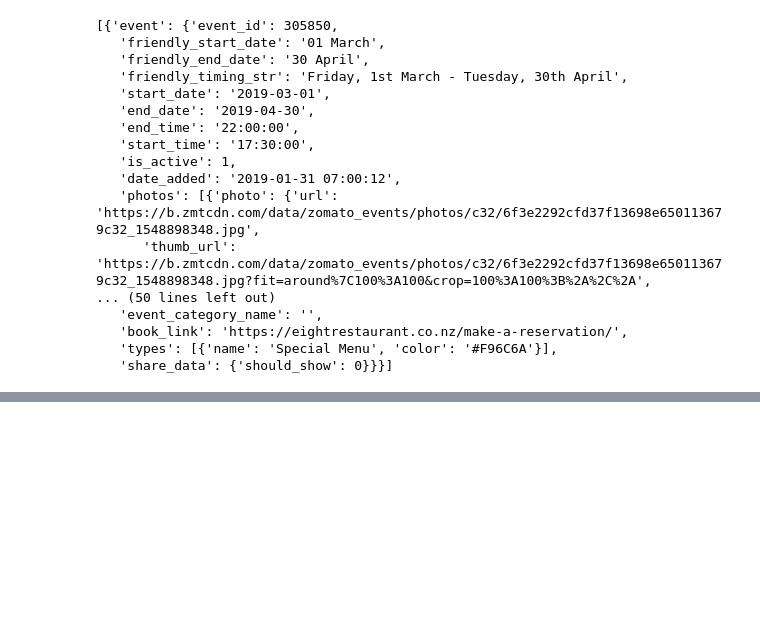
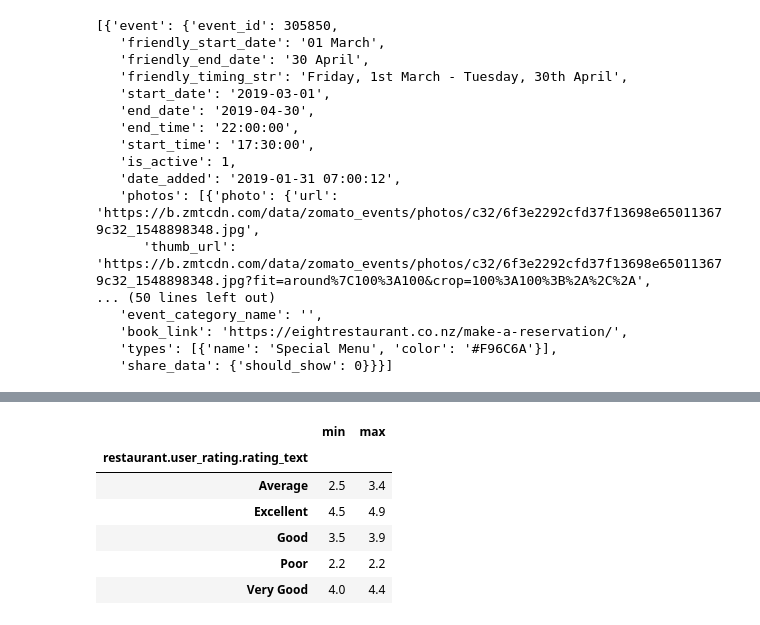
Before and after one commit to nestlecafe3in1/GovTech-Application, a Jupyter notebook: Application.ipynb, the cells around one changed output, grey strips where cells are left out. Cells and saved outputs as stored; diff of their text form; code cells hidden in the pictures; blank space fills up the shorter version.

```diff
--- a/Application.ipynb
+++ b/Application.ipynb
@@ -264,0 +348,7 @@ final_events_df.to_csv(input(), index=False)
+# %%
+"""
+Filter for the specified rating texts only
+"""
+
+specified_texts = ['Excellent', 'Very Good', 'Good', 'Average', 'Poor']
+filtered_rating_df = main_restaurant_df[main_restaurant_df['restaurant.user_rating.rating_text'].isin(specified_texts)]
@@ -264,0 +362,6 @@ final_events_df.to_csv(input(), index=False)
+# %%
+"""
+Changing the aggregate rating column to float data type
+"""
+
+filtered_rating_df['restaurant.user_rating.aggregate_rating'] = filtered_rating_df['restaurant.user_rating.aggregate_rating'].astype("float64")
@@ -264,0 +374,18 @@ final_events_df.to_csv(input(), index=False)
+# %%
+"""
+Analyze the distribution of aggregate ratings for each rating text
+"""
+
+aggregate = [ 'min', 'max']
+
+rating_statistics = filtered_rating_df.groupby('restaurant.user_rating.rating_text')['restaurant.user_rating.aggregate_rating'].agg(aggregate)
+
+rating_statistics
+# %% [output]
+|  | min | max |
+| restaurant.user_rating.rating_text |  |  |
+| Average | 2.5 | 3.4 |
+| Excellent | 4.5 | 4.9 |
+| Good | 3.5 | 3.9 |
+| Poor | 2.2 | 2.2 |
+| Very Good | 4.0 | 4.4 |
```
Also changed, not shown: parts of 21 cells of this notebook, 2 other files.
